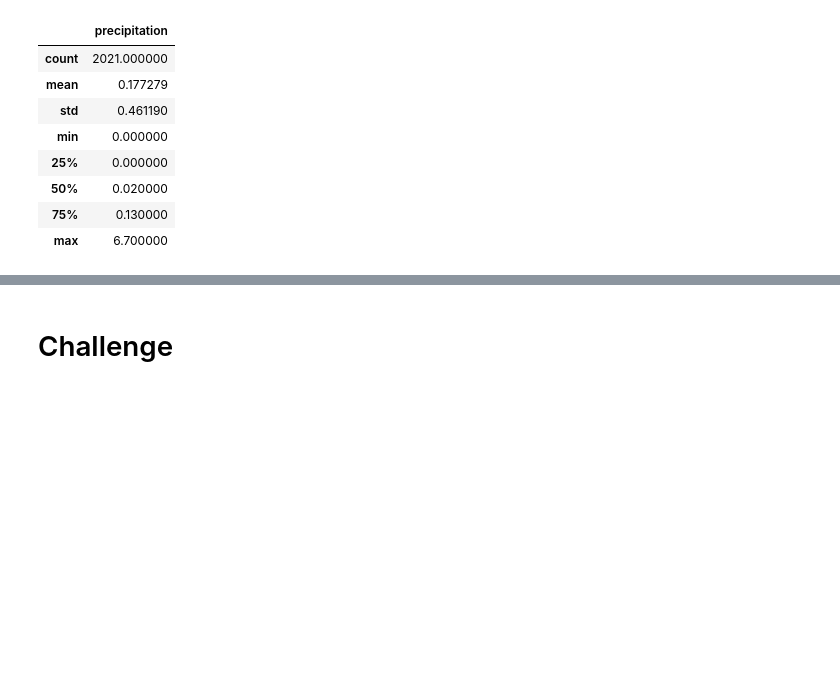
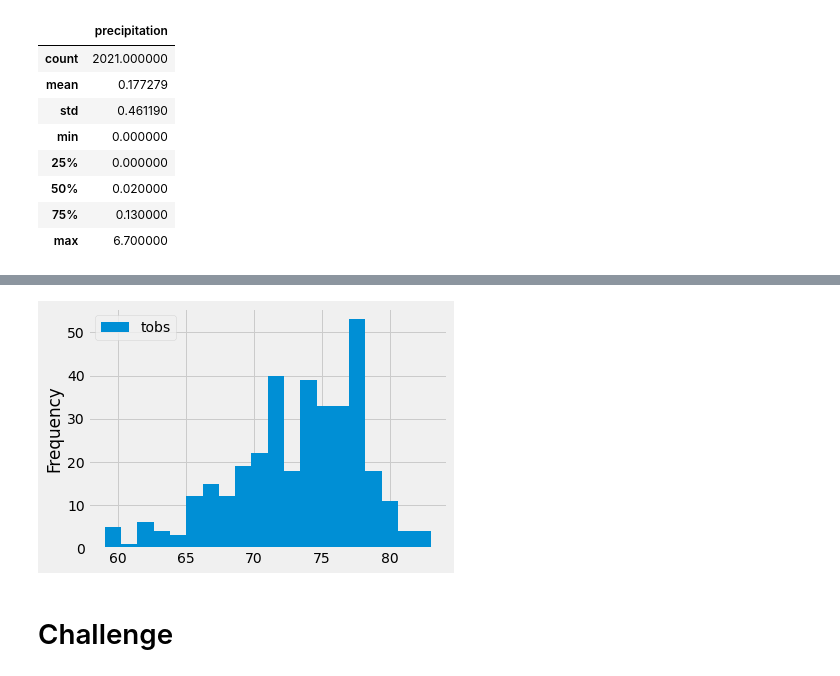
Before and after one commit to annaS000/surfs_up, a Jupyter notebook: climate_analysis.ipynb, the cells around one changed output, grey strips where cells are left out. Saved outputs shown, nothing was run; the diff lists cells and outputs as text; code cells hidden in the pictures; blank space fills up the shorter version.

```diff
--- a/climate_analysis.ipynb
+++ b/climate_analysis.ipynb
@@ -85,3 +133,8 @@ df.describe()
+# %%
+df.plot.hist(bins=20)
+plt.tight_layout()
+# %% [output]
+[figure, added]
 # %%
 # Write a function called `calc_temps` that will accept start date and end date in the format '%Y-%m-%d'
 # and return the minimum, average, and maximum temperatures for that range of dates
```
Also changed, not shown: parts of 6 cells of this notebook.
